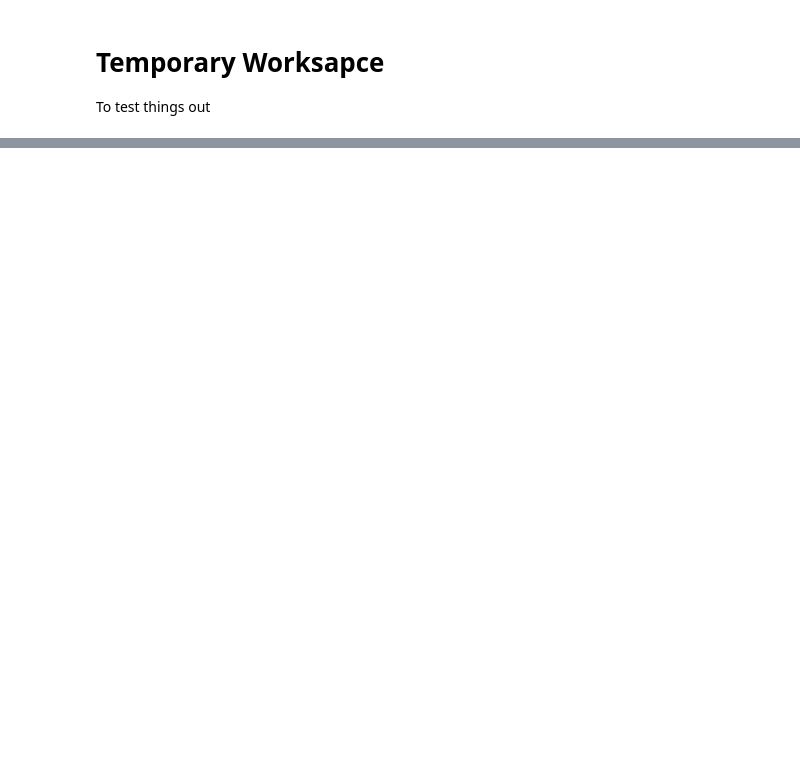
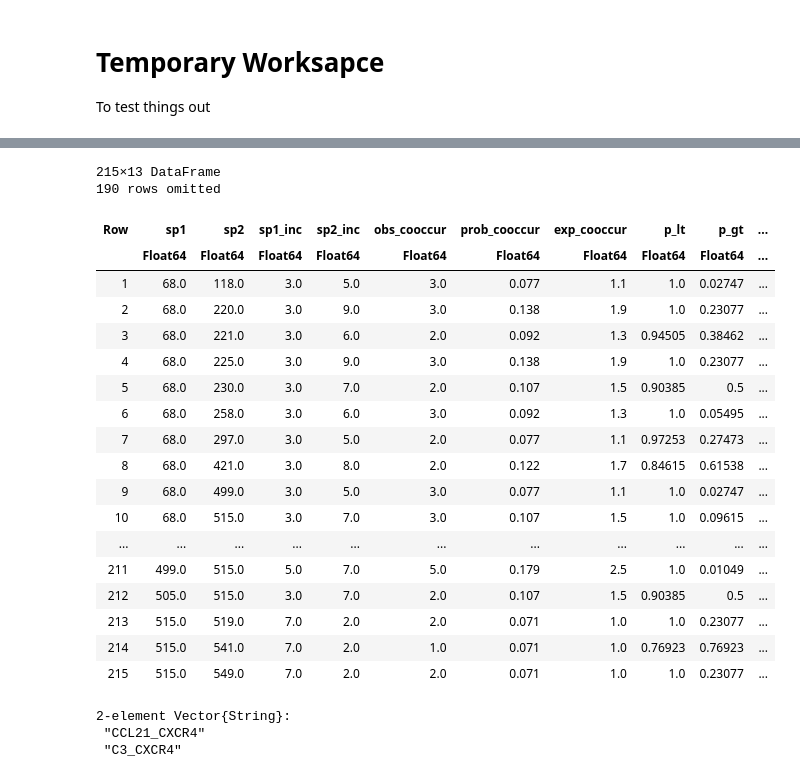
Before and after one commit to aadimator/ISCHIA.jl, a Jupyter notebook: src/temp.ipynb, the cells around one changed output, grey strips where cells are left out. Cells and saved outputs as stored; diff of their text form; code cells hidden in the pictures; blank space fills up the shorter version.

```diff
--- a/src/temp.ipynb
+++ b/src/temp.ipynb
@@ -49,0 +69,5 @@ first(lr_network, 5)
+# %%
+# Subset the expression matrix for the interested ligands and receptors
+# spatial_obj_exp_LR_subset_raw = spatial_object_exp[:, indexin(LR_list, spatial_object.var.name)]
+spatial_obj_exp_LR_subset_raw = spatial_object[:, in.(spatial_object.var.name, Ref(LR_list))]
+# spatial_obj_exp_LR_subset_raw.layers["counts"]
@@ -49,0 +76,11 @@ first(lr_network, 5)
+# %%
+# Binarize the expression matrix based on the expression threshold
+spatial_obj_exp_LR_subset_raw_binary = spatial_obj_exp_LR_subset_raw.layers["counts"] .> exp_threshold
+spatial_obj_exp_LR_subset_raw.layers["binary"] = spatial_obj_exp_LR_subset_raw_binary
+
+LR_subset_raw_binary_mask_col = vec(sum(spatial_obj_exp_LR_subset_raw_binary, dims=1) .> 0)
+LR_subset_raw_binary_mask_row = vec(sum(spatial_obj_exp_LR_subset_raw_binary, dims=2) .> 0)
+
+LR_presence_absence = spatial_obj_exp_LR_subset_raw[LR_subset_raw_binary_mask_row, LR_subset_raw_binary_mask_col]
+# LR_presence_absence.layers["binary"] = spatial_obj_exp_LR_subset_raw_binary[LR_subset_raw_binary_mask_row, LR_subset_raw_binary_mask_col]
+LR_presence_absence_mat = LR_presence_absence.layers["binary"]
@@ -49,0 +114,7 @@ first(lr_network, 5)
+# %%
+# Create a mask to filter rows based on COI and Condition
+mask = (spatial_object.obs[:, "CompositionCluster_CC"] .∈ Ref(COI)) .& (spatial_object.obs[:, "orig.ident"] .∈ Ref(Condition))
+COI_spots = spatial_object.obs_names[mask]
+rest_of_spots = setdiff(spatial_object.obs_names, COI_spots)
+display(length(COI_spots))
+display(length(rest_of_spots))
@@ -49,0 +160,7 @@ first(lr_network, 5)
+# %%
+println("Preparing for cooccurrence")
+common_spots = intersect(LR_presence_absence.obs_names, COI_spots)
+coocur_COI = LR_presence_absence[common_spots, :]
+coocur_COI_exp = DataFrame(Matrix(transpose(coocur_COI.layers["binary"])), common_spots)
+coocur_COI_exp_row_names = coocur_COI.var.name
+# Values are same as in R code, but the positions of rows are different
@@ -49,0 +488,28 @@ first(lr_network, 5)
+# %%
+cooccur_res_df = cooccur_COI_res[:results]
+# Add a 'pair' column to the result DataFrame
+cooccur_res_df[!, :pair12] = string.(cooccur_res_df[!, :sp1_name], "_", cooccur_res_df[!, :sp2_name])
+cooccur_res_df[!, :pair21] = string.(cooccur_res_df[!, :sp2_name], "_", cooccur_res_df[!, :sp1_name])
+# rownames!(cooccur_COI_res, cooccur_COI_res[:pair]) doesn't work in Julia
+cooccur_res_df
+# %% [output]
+215×13 DataFrame
+190 rows omitted
+| Row | sp1 | sp2 | sp1_inc | sp2_inc | obs_cooccur | prob_cooccur | exp_cooccur | p_lt | p_gt | ... |
+|  | Float64 | Float64 | Float64 | Float64 | Float64 | Float64 | Float64 | Float64 | Float64 | ... |
+| 1 | 68.0 | 118.0 | 3.0 | 5.0 | 3.0 | 0.077 | 1.1 | 1.0 | 0.02747 | ... |
+| 2 | 68.0 | 220.0 | 3.0 | 9.0 | 3.0 | 0.138 | 1.9 | 1.0 | 0.23077 | ... |
+| 3 | 68.0 | 221.0 | 3.0 | 6.0 | 2.0 | 0.092 | 1.3 | 0.94505 | 0.38462 | ... |
+| 4 | 68.0 | 225.0 | 3.0 | 9.0 | 3.0 | 0.138 | 1.9 | 1.0 | 0.23077 | ... |
+| 5 | 68.0 | 230.0 | 3.0 | 7.0 | 2.0 | 0.107 | 1.5 | 0.90385 | 0.5 | ... |
+| 6 | 68.0 | 258.0 | 3.0 | 6.0 | 3.0 | 0.092 | 1.3 | 1.0 | 0.05495 | ... |
+| 7 | 68.0 | 297.0 | 3.0 | 5.0 | 2.0 | 0.077 | 1.1 | 0.97253 | 0.27473 | ... |
+| 8 | 68.0 | 421.0 | 3.0 | 8.0 | 2.0 | 0.122 | 1.7 | 0.84615 | 0.61538 | ... |
+| 9 | 68.0 | 499.0 | 3.0 | 5.0 | 3.0 | 0.077 | 1.1 | 1.0 | 0.02747 | ... |
+| 10 | 68.0 | 515.0 | 3.0 | 7.0 | 3.0 | 0.107 | 1.5 | 1.0 | 0.09615 | ... |
+| ... | ... | ... | ... | ... | ... | ... | ... | ... | ... | ... |
+| 211 | 499.0 | 515.0 | 5.0 | 7.0 | 5.0 | 0.179 | 2.5 | 1.0 | 0.01049 | ... |
+| 212 | 505.0 | 515.0 | 3.0 | 7.0 | 2.0 | 0.107 | 1.5 | 0.90385 | 0.5 | ... |
+| 213 | 515.0 | 519.0 | 7.0 | 2.0 | 2.0 | 0.071 | 1.0 | 1.0 | 0.23077 | ... |
+| 214 | 515.0 | 541.0 | 7.0 | 2.0 | 1.0 | 0.071 | 1.0 | 0.76923 | 0.76923 | ... |
+| 215 | 515.0 | 549.0 | 7.0 | 2.0 | 2.0 | 0.071 | 1.0 | 1.0 | 0.23077 | ... |
@@ -49,0 +520,7 @@ first(lr_network, 5)
+# %%
+all_cooccur_pairs = Set([cooccur_res_df[!, :pair12]; cooccur_res_df[!, :pair21]])
+common_pairs = intersect(LR_pairs, all_cooccur_pairs)
+# %% [output]
+2-element Vector{String}:
+ "CCL21_CXCR4"
+ "C3_CXCR4"
```
Also changed, not shown: parts of 31 cells of this notebook, 3 other files.
